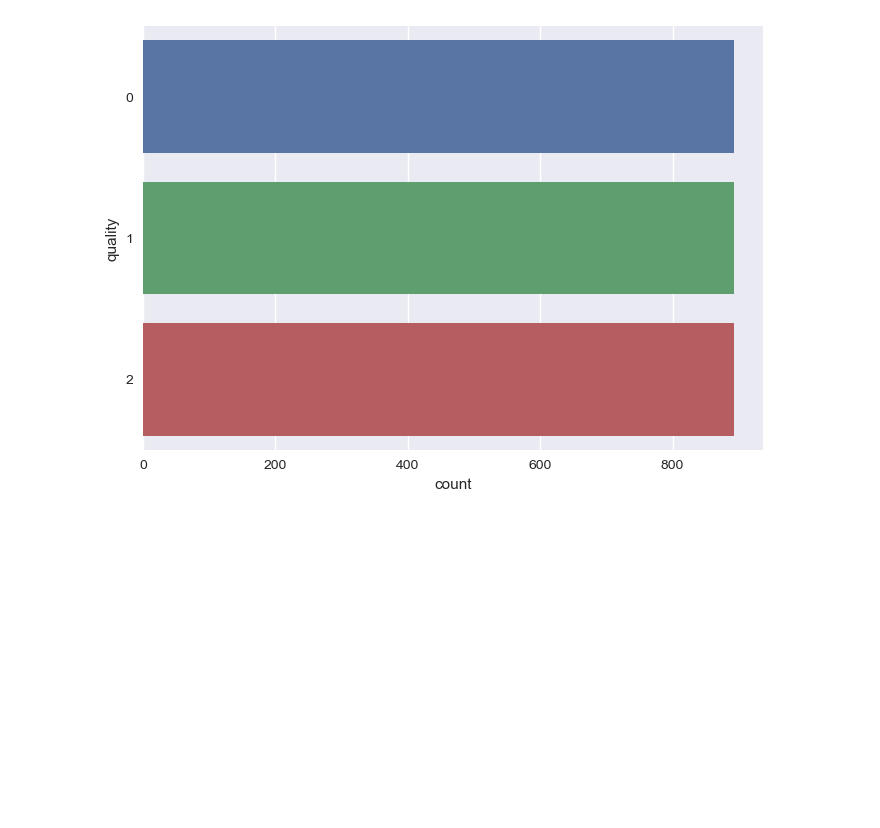
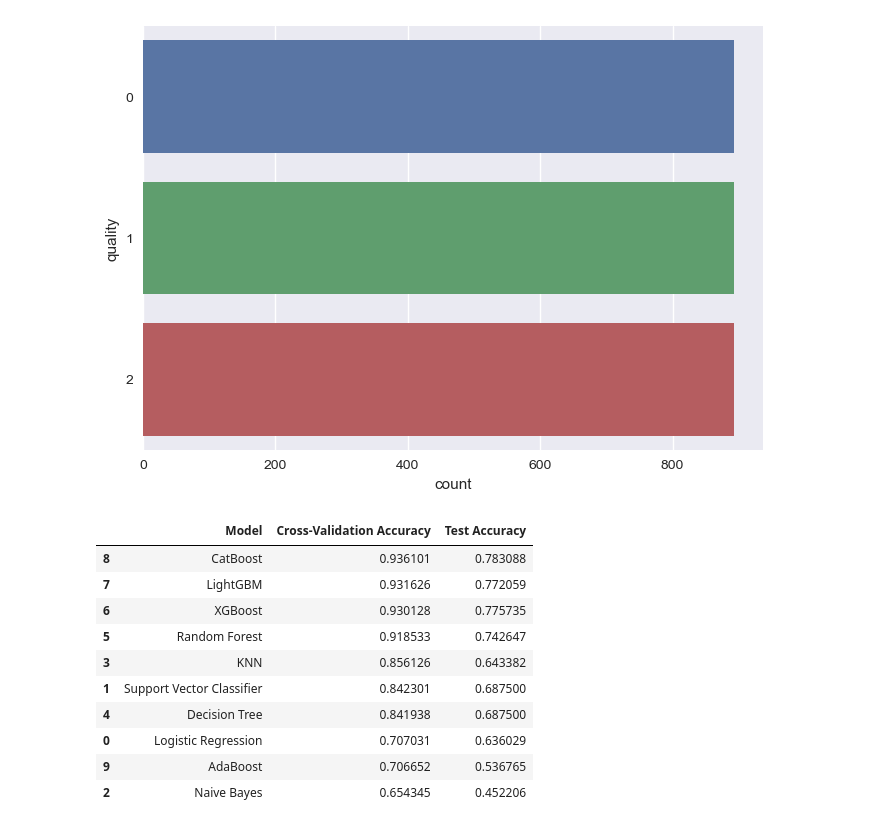
Before and after one commit to prabeshx12/ml_data_science_project, a Jupyter notebook: projectone.ipynb, the cells around one changed output. Cells and saved outputs as stored; diff of their text form; code cells hidden in the pictures; blank space fills up the shorter version.

```diff
--- a/projectone.ipynb
+++ b/projectone.ipynb
@@ -277,3 +277,51 @@ plt.show()
 [figure]
 # %%
 # Now we use models to create a modelling for the ML.
+# %%
+models = [
+    ('Logistic Regression', LogisticRegression()),
+    ('Support Vector Classifier', SVC()),
+    ('Naive Bayes', GaussianNB()),
+    ('KNN', KNeighborsClassifier()),
+    ('Decision Tree', DecisionTreeClassifier()),
+    ('Random Forest', RandomForestClassifier()),
+    ('XGBoost', xgb.XGBClassifier()),
+    ('LightGBM', lgb.LGBMClassifier()),
+    ('CatBoost', cb.CatBoostClassifier(verbose=0)),
+    ('AdaBoost', AdaBoostClassifier())
+]
+
+conf_matrices = []
+class_reports = []
+outcomes = []
+
+for model_name, model in models:
+    cv_results = cross_val_score(model, X_train, y_train, cv=5)
+    mean_accuracy = cv_results.mean()
+
+    model.fit(X_train, y_train)
+    y_pred = model.predict(X_test)
+    accuracy = accuracy_score(y_test, y_pred)
+    cm = confusion_matrix(y_test, y_pred)
+    cr = classification_report(y_test, y_pred)
+
+    conf_matrices.append((model_name, cm))
+    class_reports.append((model_name, cr))
+    outcomes.append((model_name, mean_accuracy, accuracy))
+
+df_results = pd.DataFrame(outcomes, columns=['Model', 'Cross-Validation Accuracy', 'Test Accuracy'])
+df_results.sort_values('Cross-Validation Accuracy', ascending=False, inplace=True)
+
+df_results
+# %% [output]
+|  | Model | Cross-Validation Accuracy | Test Accuracy |
+| 8 | CatBoost | 0.936101 | 0.783088 |
+| 7 | LightGBM | 0.931626 | 0.772059 |
+| 6 | XGBoost | 0.930128 | 0.775735 |
+| 5 | Random Forest | 0.918533 | 0.742647 |
+| 3 | KNN | 0.856126 | 0.643382 |
+| 1 | Support Vector Classifier | 0.842301 | 0.687500 |
+| 4 | Decision Tree | 0.841938 | 0.687500 |
+| 0 | Logistic Regression | 0.707031 | 0.636029 |
+| 9 | AdaBoost | 0.706652 | 0.536765 |
+| 2 | Naive Bayes | 0.654345 | 0.452206 |
```
Also changed, not shown: parts of 7 cells of this notebook, 6 other files.
